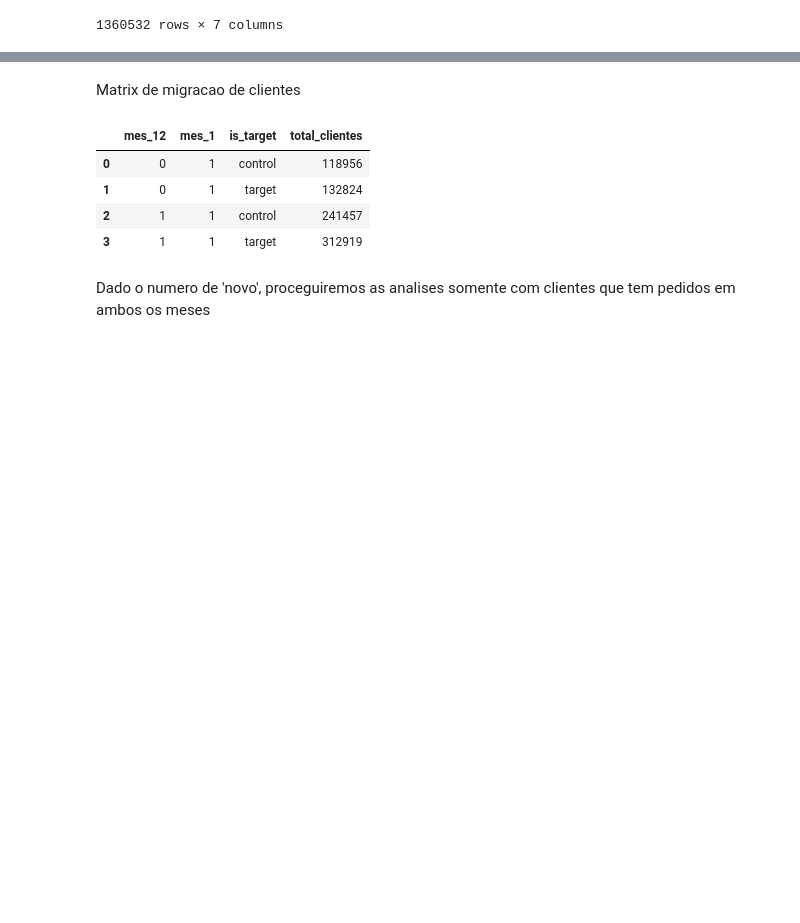
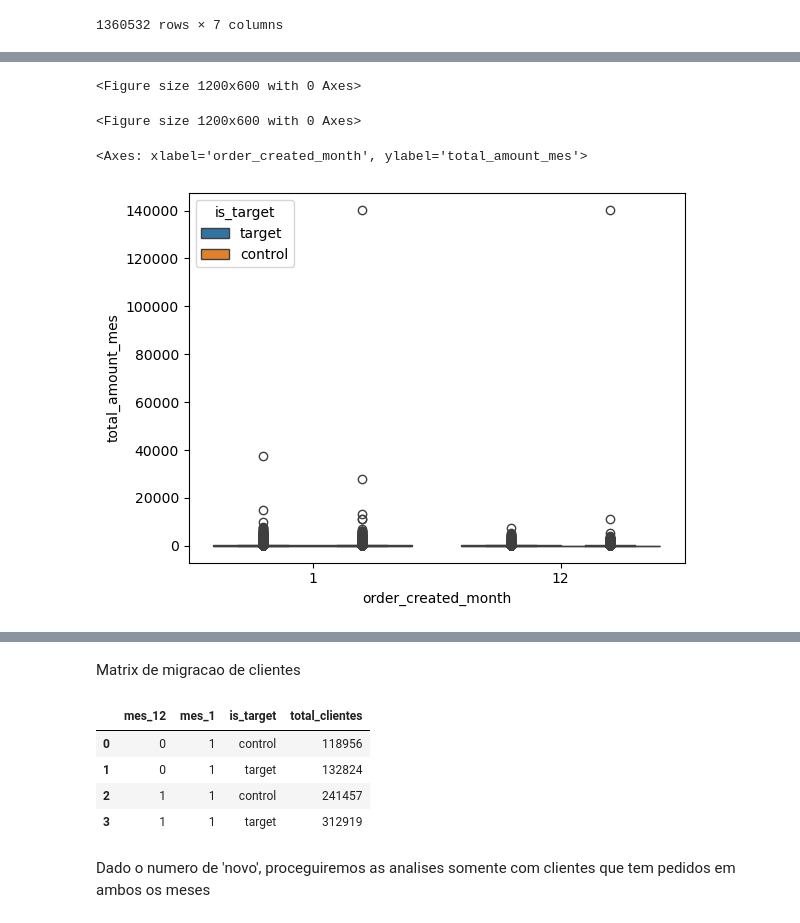
Before and after one commit to elianezanlorense/ifood_cs, a Jupyter notebook: code/analisis.ipynb, the cells around one changed output, grey strips where cells are left out. Cells and saved outputs as stored; diff of their text form; code cells hidden in the pictures; blank space fills up the shorter version.

Commit message:
Outliers

```diff
--- a/code/analisis.ipynb
+++ b/code/analisis.ipynb
@@ -24,6 +24,3 @@ df_consumer.head()
 | 4 | 7823d4cf4150c5daeae0bd799206852fc... | True | 2018-04-06T00:16:20.935Z |
 # %%
 df_publico_copy=df_publico.copy
-# %%
-df_publico = pd.read_parquet("data_output/df_con_or.parquet")
-df_publico.head()
@@ -64,0 +117,22 @@ distinct_df
+# %%
+import seaborn as sns
+import matplotlib.pyplot as plt
+
+# 1. Configurar o estilo e o tamanho do plot
+plt.figure(figsize=(12, 6))
+# %% [output]
+<Figure size 1200x600 with 0 Axes>
+<Figure size 1200x600 with 0 Axes>
+# %%
+sns.boxplot(
+    data=distinct_df,
+    y='total_amount_mes',
+    x='order_created_month',  # Mês no eixo Y (opcional, ou pode usar um FacetGrid)
+    hue='is_target',          # Cor/Grupo (Control vs. Target)
+    #orient='l',               # Orientação horizontal
+    # Limita o eixo X para melhor visualização (ignorando outliers extremos)
+   # showfliers=False          # Oculta os outliers extremos para focar na distribuição central
+)
+# %% [output]
+<Axes: xlabel='order_created_month', ylabel='total_amount_mes'>
+[figure, added]
```
Also changed, not shown: parts of 22 cells of this notebook, 1 other file.
